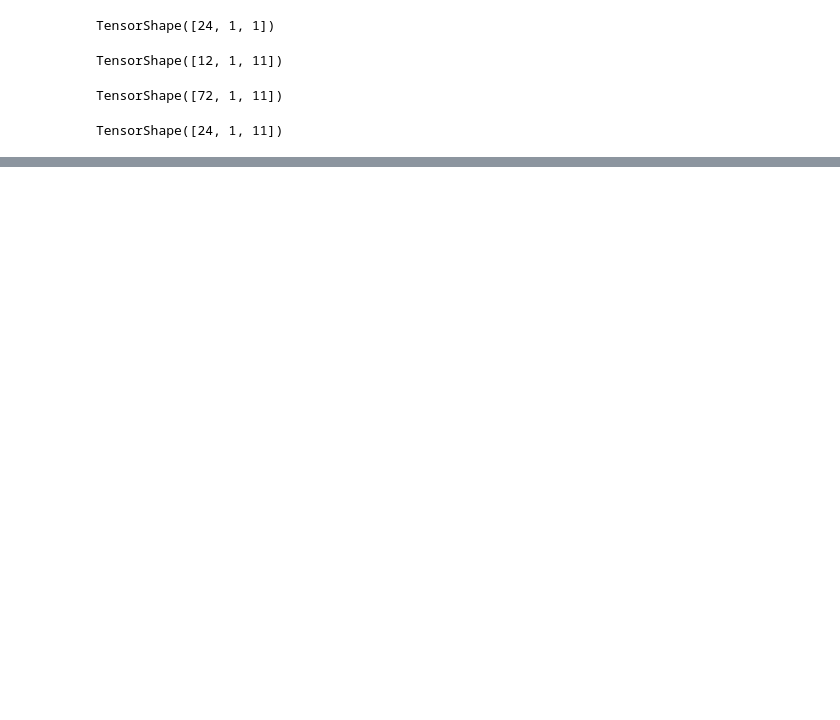
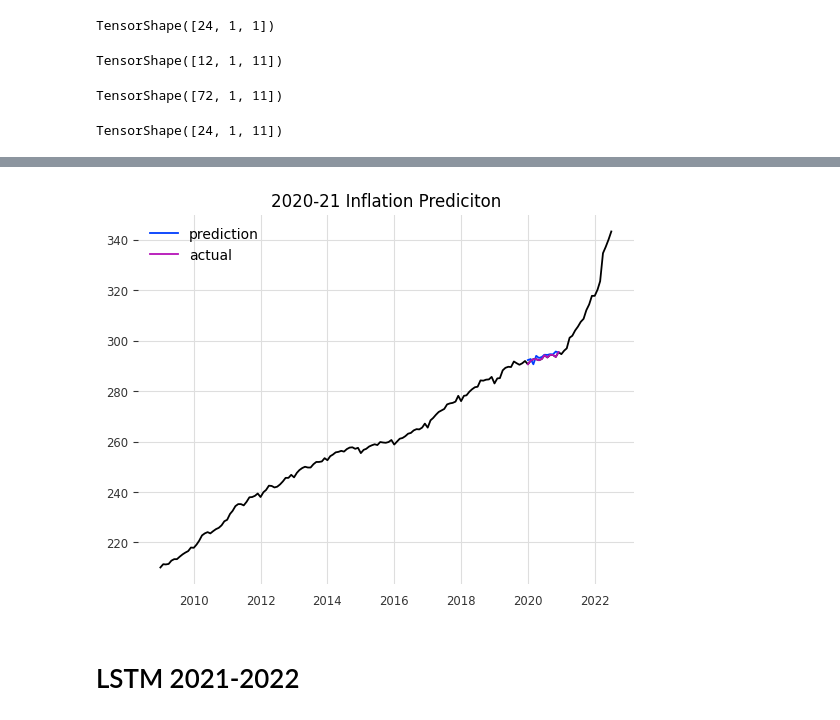
Before and after one commit to AltInt/Inflation_prediction, a Jupyter notebook: notebooks/LSTM.ipynb, the cells around one changed output, grey strips where cells are left out. Saved outputs shown, nothing was run; the diff lists cells and outputs as text; code cells hidden in the pictures; blank space fills up the shorter version.

```diff
--- a/notebooks/LSTM.ipynb
+++ b/notebooks/LSTM.ipynb
@@ -270,0 +654,2 @@ fig1 = plt.plot(test_results['test_actual'], label='actual')
+# %%
+model4.fit(X_train3_x, y_train3,batch_size = 32, validation_data=(X_val3_x, y_val3), epochs=10000, callbacks = (es))
@@ -270,0 +675,2 @@ fig1 = plt.plot(test_results['test_actual'], label='actual')
+# %%
+test_prediction3 = list(model4.predict(X_test3_x))
@@ -270,0 +679,21 @@ fig1 = plt.plot(test_results['test_actual'], label='actual')
+# %%
+test_results3 = pd.DataFrame(columns = ['test_predictions', 'test_actual'])
+
+#train_predictions
+
+test_results3['date'] = list(y_test3.index)
+test_results3['test_predictions'] = [x[0] for x in test_prediction3]
+test_results3['test_actual'] = list(y_test3)
+# %%
+test_results3.set_index('date', inplace=True)
+# %%
+plt.plot(y)
+plt.plot(test_results3['test_predictions'], label='prediction')
+plt.plot(test_results3['test_actual'], label='actual')
+plt.title('2020-21 Inflation Prediciton')
+plt.legend()
+plt.savefig('LSTM_2020-21')
+# %% [output]
+[figure, added]
+# %% [markdown]
+# LSTM 2021-2022
```
Also changed, not shown: parts of 95 cells of this notebook.
